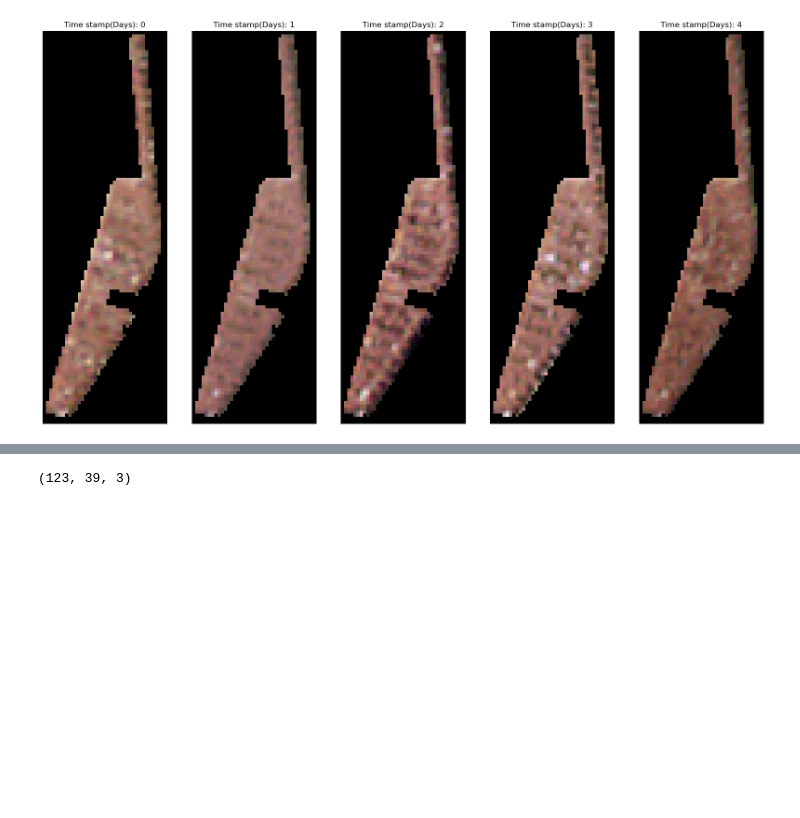
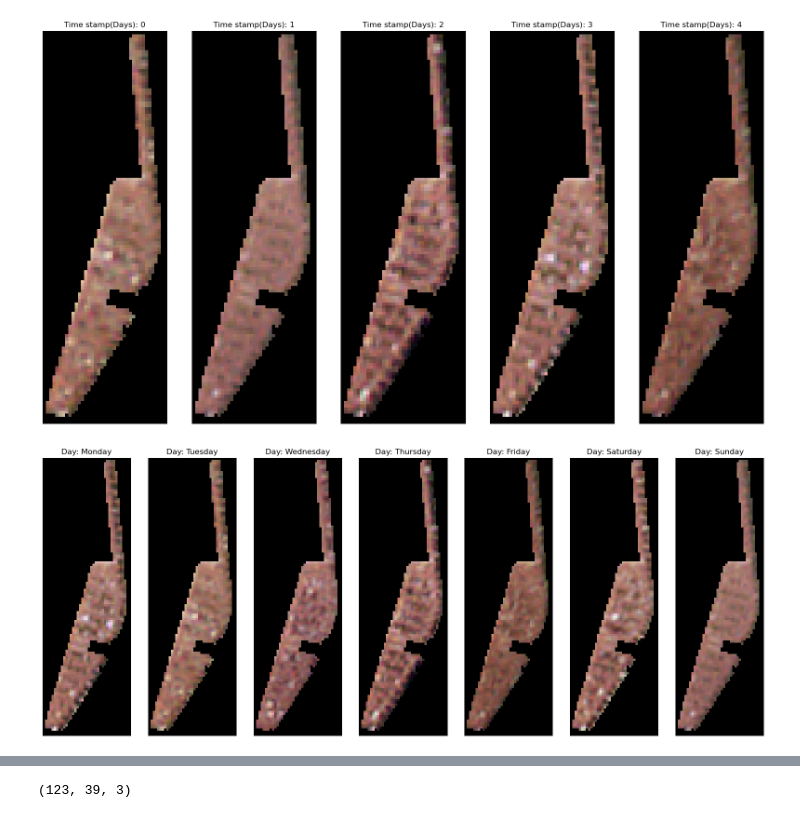
Before and after one commit to akansh12/detect-car-LR, a Jupyter notebook: notebooks/Exp_7/patch_based.ipynb, the cells around one changed output, grey strips where cells are left out. Saved outputs shown, nothing was run; the diff lists cells and outputs as text; code cells hidden in the pictures; blank space fills up the shorter version.

```diff
--- a/notebooks/Exp_7/patch_based.ipynb
+++ b/notebooks/Exp_7/patch_based.ipynb
@@ -188,3 +211,15 @@ for i in range(5):
     plt.yticks([])
 # %% [output]
 [figure]
+# %%
+days = ['Monday', 'Tuesday', 'Wednesday', 'Thursday', 'Friday', 'Saturday', 'Sunday']
+plt.figure(figsize=(20,20))
+for j,i in enumerate(days):
+    plt.subplot(1,7,j+1)
+    img = rioxarray.open_rasterio(df[df.day == i].image_path.values[0])
+    plt.imshow(img.data[0:3].transpose(1, 2, 0))
+    plt.title(f'Day: {i}')
+    plt.xticks([])
+    plt.yticks([])
+# %% [output]
+[figure, added]
```
Also changed, not shown: parts of 20 cells of this notebook, 3 other files.
